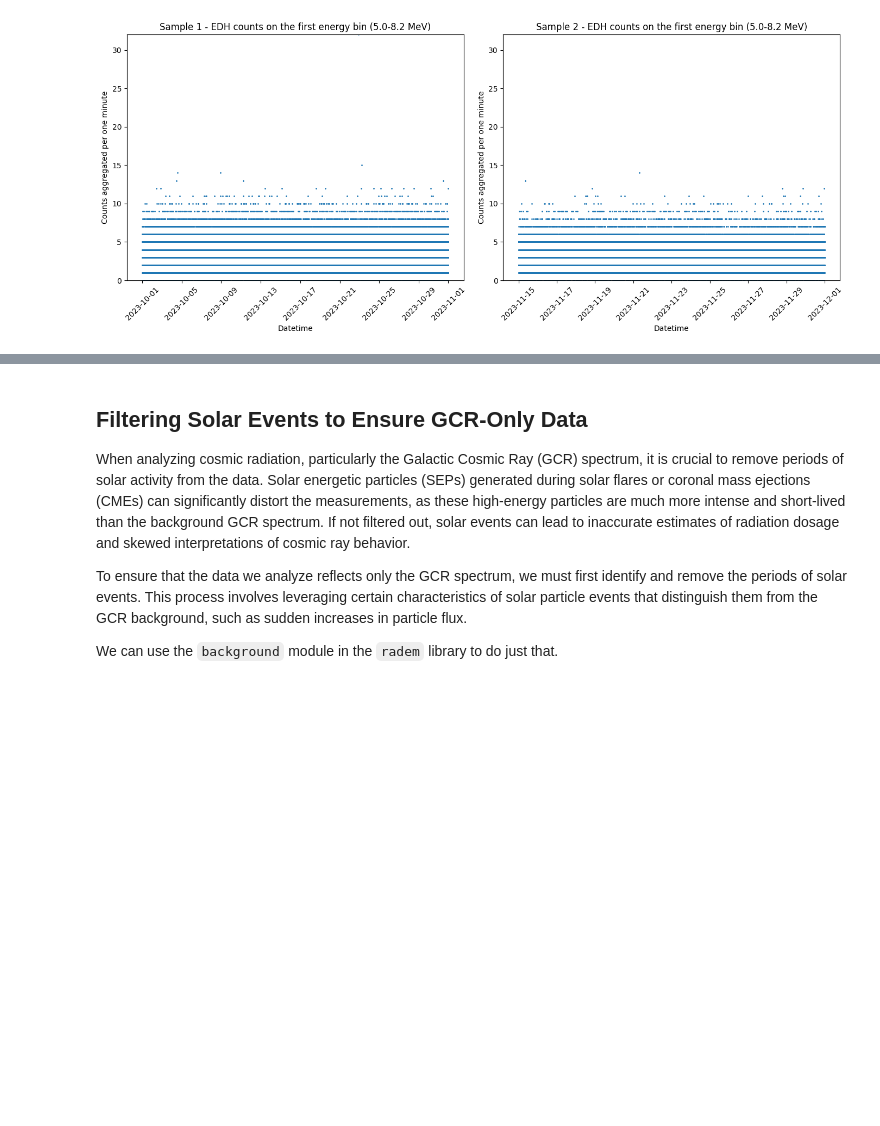
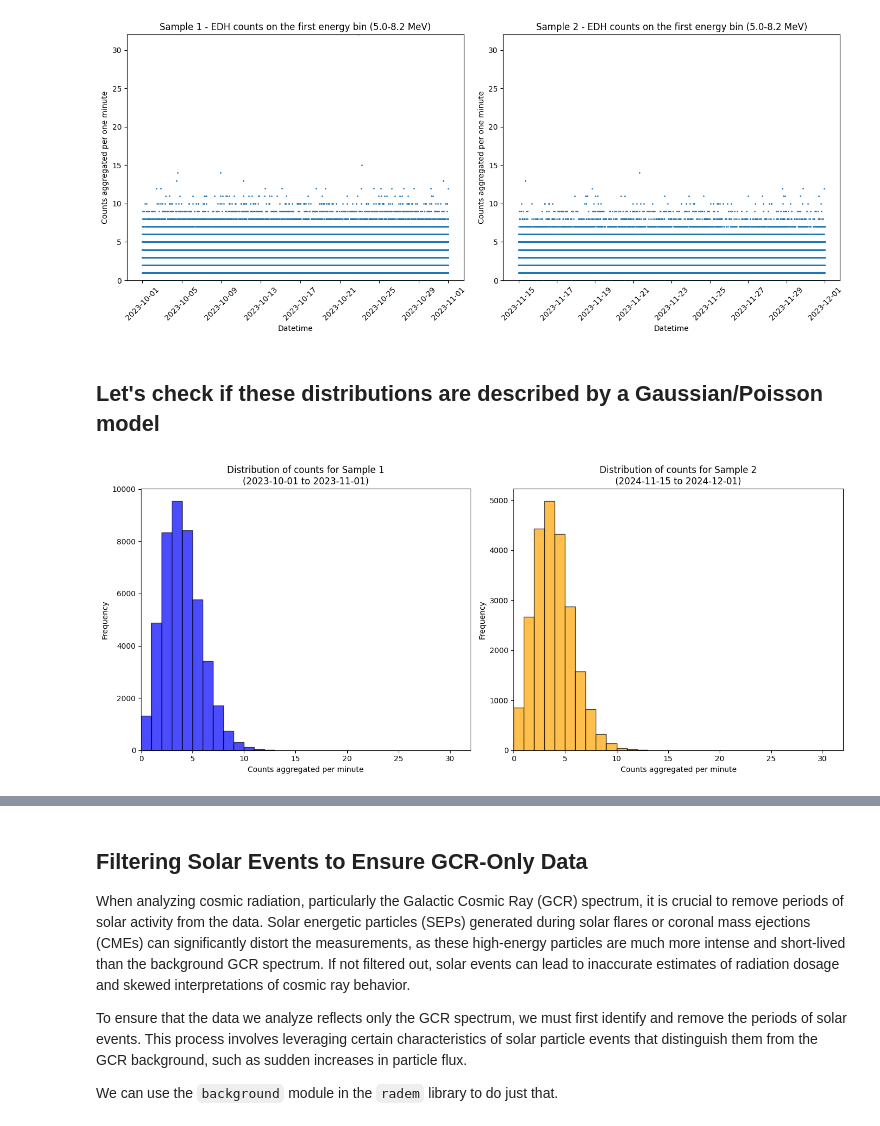
Before and after one commit to AGHRADEM/radem, a Jupyter notebook: src/radem/examples/total_gcr_dose.ipynb, the cells around one changed output, grey strips where cells are left out. Cells and saved outputs as stored; diff of their text form; code cells hidden in the pictures; blank space fills up the shorter version.

```diff
--- a/src/radem/examples/total_gcr_dose.ipynb
+++ b/src/radem/examples/total_gcr_dose.ipynb
@@ -124,3 +126,5 @@ plt.tight_layout()
 plt.show()
 # %% [output]
 [figure]
+# %% [markdown]
+## Let's check if these distributions are described by a Gaussian/Poisson model
@@ -126,0 +133,24 @@ plt.show()
+# %%
+fig, ax = plt.subplots(1, 2, figsize=(14, 6))
+
+min_value = min(sample_1['value'].min(), sample_2['value'].min())
+max_value = max(sample_1['value'].max(), sample_2['value'].max())
+
+bins = np.arange(min_value, max_value + 1) - 0.5
+
+ax[0].hist(sample_1['value'], bins=bins, color='blue', align="right", alpha=0.7, edgecolor='black')
+ax[0].set_xlabel("Counts aggregated per minute")
+ax[0].set_ylabel("Frequency")
+ax[0].set_title(f"Distribution of counts for Sample 1\n(2023-10-01 to 2023-11-01)")
+ax[0].set_xlim(left=min_value, right=max_value)
+
+ax[1].hist(sample_2['value'], bins=bins, color='orange', align='right', alpha=0.7, edgecolor='black')
+ax[1].set_xlabel("Counts aggregated per minute")
+ax[1].set_ylabel("Frequency")
+ax[1].set_title(f"Distribution of counts for Sample 2\n(2024-11-15 to 2024-12-01)")
+ax[1].set_xlim(left=min_value, right=max_value)
+
+plt.tight_layout()
+plt.show()
+# %% [output]
+[figure, added]
```
Also changed, not shown: parts of 4 cells of this notebook.
